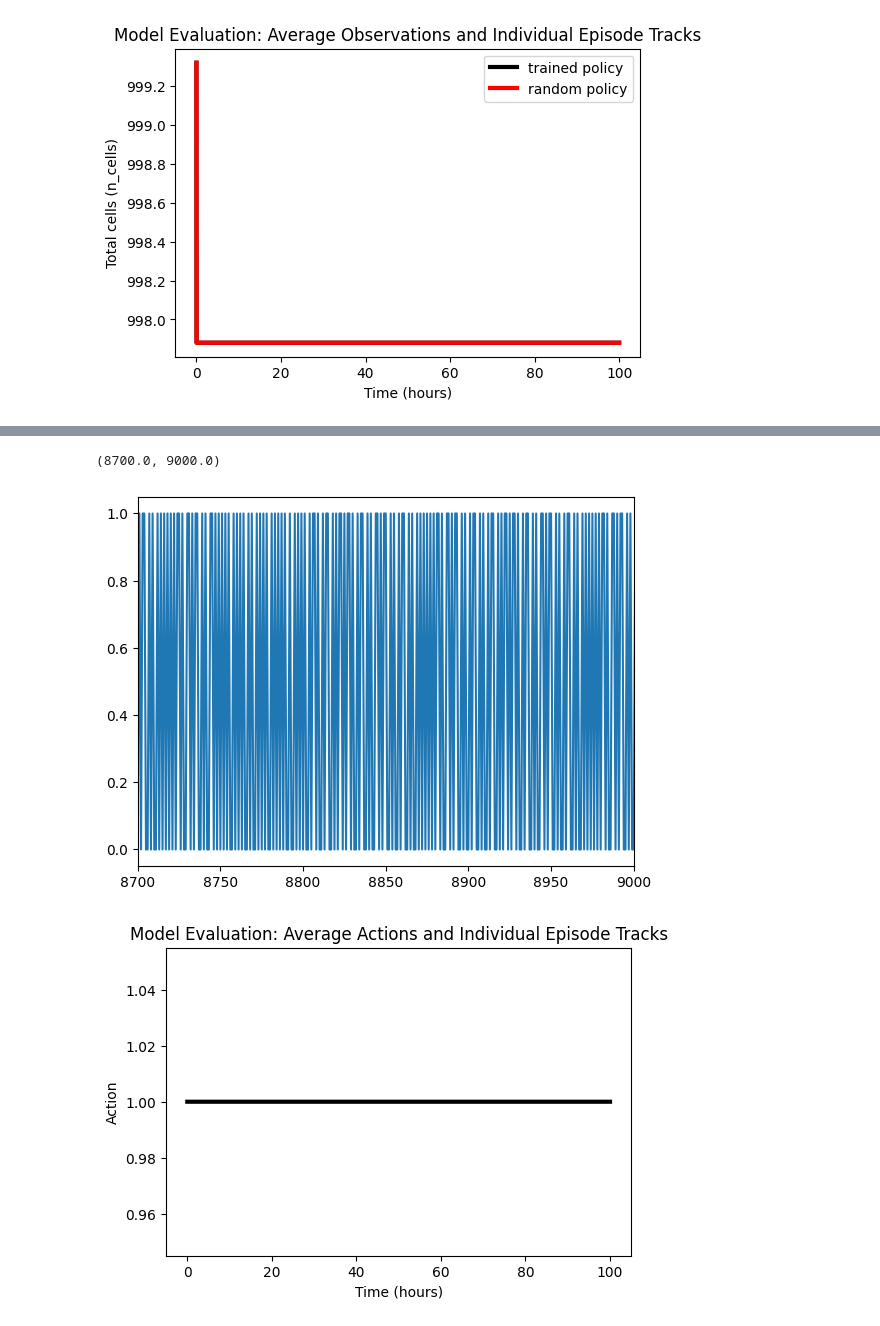
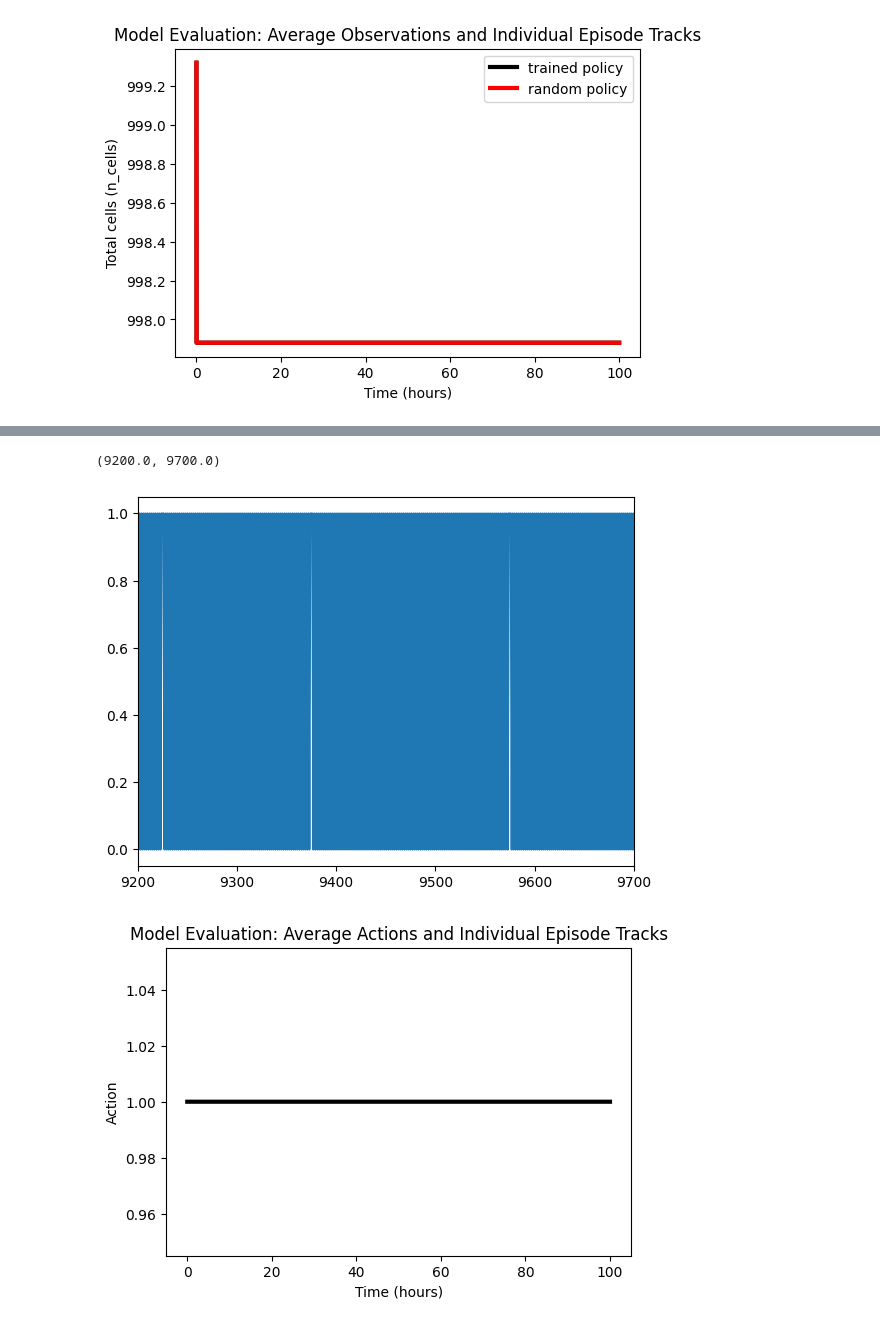
Before and after one commit to JacobHA/RL4Dosing, a Jupyter notebook: rl_eval.ipynb, the cells around one changed output, grey strips where cells are left out. Saved outputs shown, nothing was run; the diff lists cells and outputs as text; code cells hidden in the pictures.

Commit message:
generate plots, updated experiments

```diff
--- a/rl_eval.ipynb
+++ b/rl_eval.ipynb
@@ -10,12 +10,20 @@ WANDB_DIR = os.getenv("WANDB_DIR", ".")
 # Example usage:
 env_args = {
     "max_timesteps": 30000,
-    "alpha_mem": 0.7,
+    "alpha_mem": 0.6,
     "dt": 0.01,
-    "frame_stack": 40,
+    "frame_stack": 20,
 }
 
-model_str = f"{WANDB_DIR}/sweep-models/silver-sweep-360/best_model.zip"
+alpha_to_model = {
+    0.6: 'peach-sweep-56',
+    0.7: 'rich-sweep-67',
+    0.8: 'warm-sweep-149',
+    0.9: 'light-sweep-186',
+}
+
+model_str = f"{WANDB_DIR}/sweep-models/{alpha_to_model[env_args['alpha_mem']]}/best_model.zip"
+
 
 eval_env = CellEnv(**env_args)
 
@@ -98,9 +148,9 @@ plt.legend()
 # %%
 plt.plot(all_actions.mean(axis=0))
-plt.xlim(8700,9000)
+plt.xlim(9200,9700)
 # %% [output]
-(8700.0, 9000.0)
+(9200.0, 9700.0)
-[figure, old version]
+[figure, new version]
 # %%
 plot_actions(env_args, all_actions)
 # %% [output]
```
Also changed, not shown: parts of 10 cells of this notebook, 8 other files.
